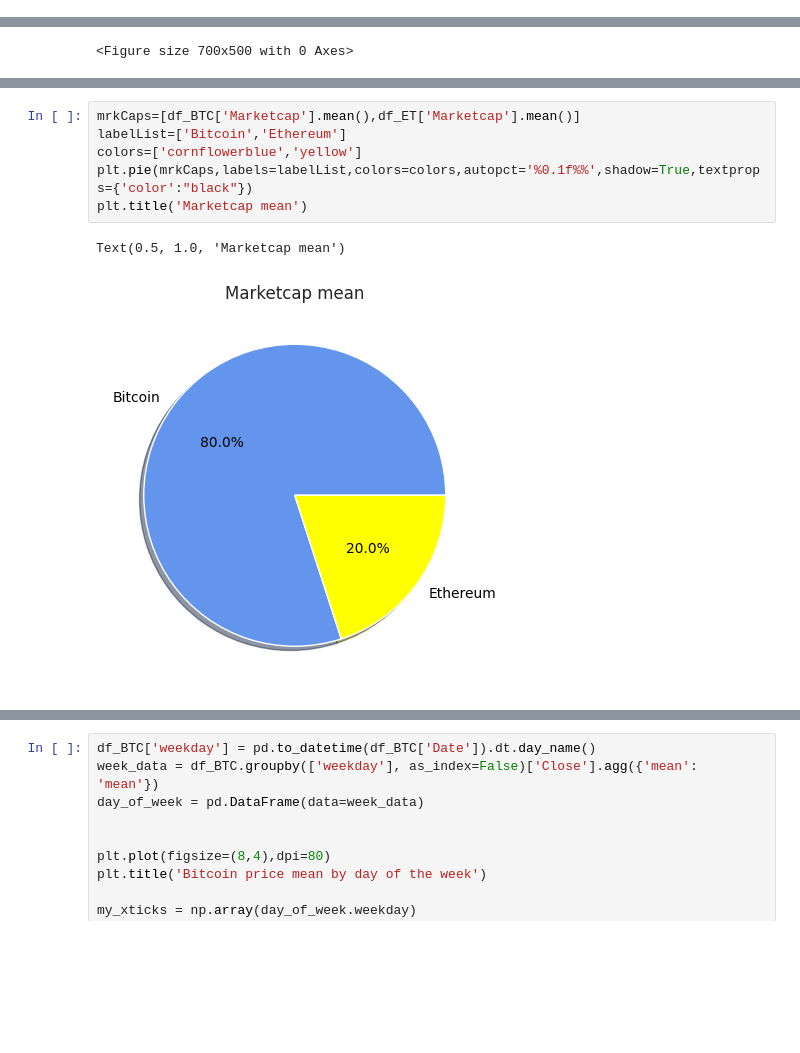
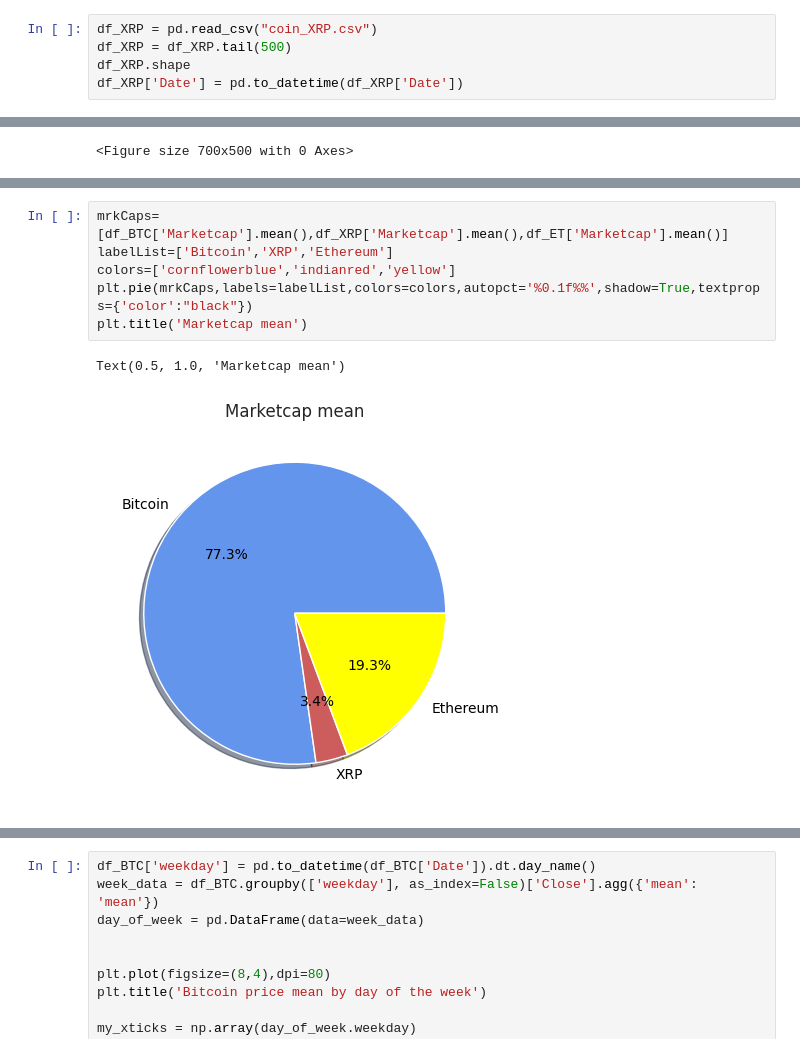
Before and after one commit to MayraMunguia/CryptoForecasting, a Jupyter notebook: Crypto Forecasting.ipynb, the cells around one changed output, grey strips where cells are left out. Drawn from its saved outputs; the diff is of its cells as text; blank space fills up the shorter version.

```diff
--- a/Crypto Forecasting.ipynb
+++ b/Crypto Forecasting.ipynb
@@ -52,0 +71,5 @@ df_ET.head()
+# %%
+df_XRP = pd.read_csv("coin_XRP.csv")
+df_XRP = df_XRP.tail(500)
+df_XRP.shape
+df_XRP['Date'] = pd.to_datetime(df_XRP['Date'])
@@ -101,10 +153,10 @@ plt.figure(300)
 # %%
-mrkCaps=[df_BTC['Marketcap'].mean(),df_ET['Marketcap'].mean()]
-labelList=['Bitcoin','Ethereum']
-colors=['cornflowerblue','yellow']
+mrkCaps=[df_BTC['Marketcap'].mean(),df_XRP['Marketcap'].mean(),df_ET['Marketcap'].mean()]
+labelList=['Bitcoin','XRP','Ethereum']
+colors=['cornflowerblue','indianred','yellow']
 plt.pie(mrkCaps,labels=labelList,colors=colors,autopct='%0.1f%%',shadow=True,textprops={'color':"black"})
 plt.title('Marketcap mean')
 # %% [output]
 Text(0.5, 1.0, 'Marketcap mean')
-[figure, old version]
+[figure, new version]
 # %%
```
Also changed, not shown: parts of 65 cells of this notebook, 6 other files.
